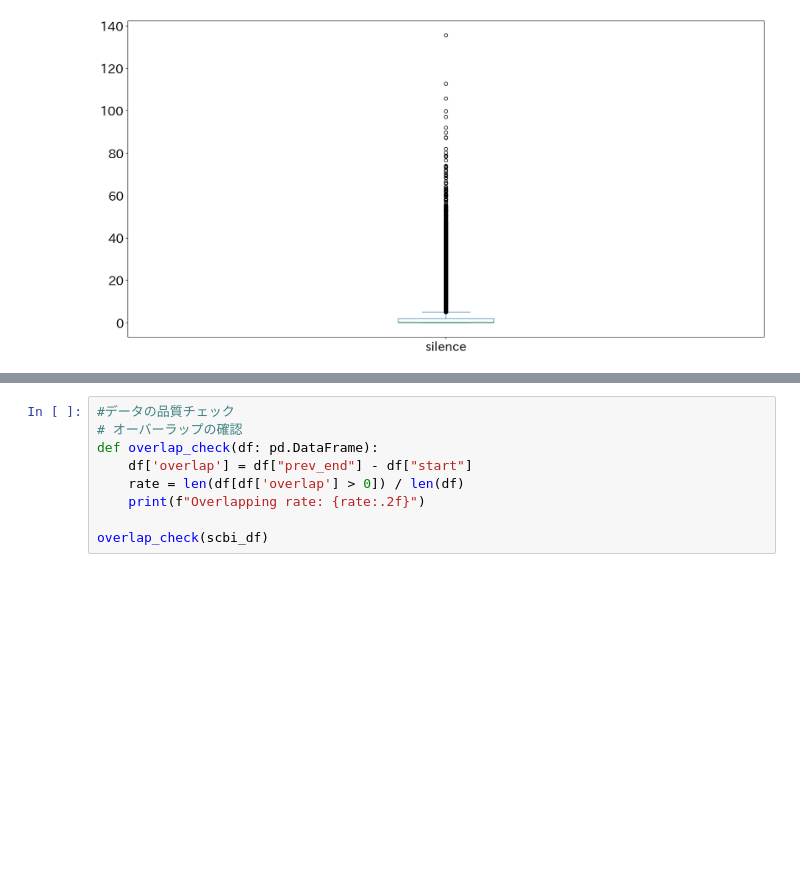
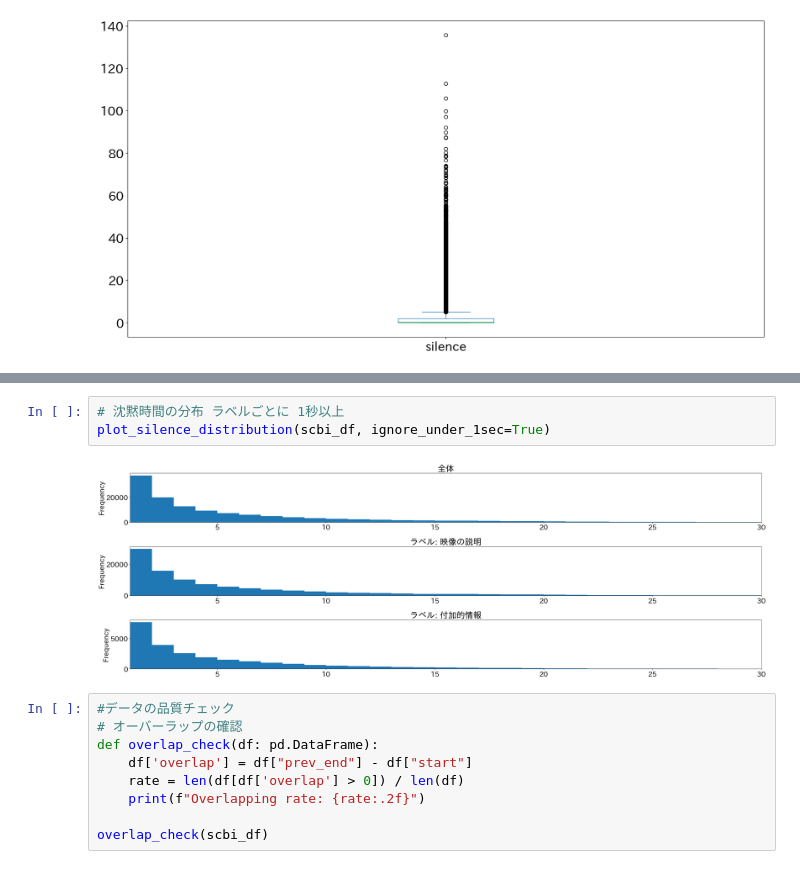
Before and after one commit to zaemon1251-hesty/soccer-bg-script, a Jupyter notebook: notebook/explore_scbi-v2.ipynb, the cells around one changed output, grey strips where cells are left out. Saved outputs shown, nothing was run; the diff lists cells and outputs as text; blank space fills up the shorter version.

```diff
--- a/notebook/explore_scbi-v2.ipynb
+++ b/notebook/explore_scbi-v2.ipynb
@@ -525,3 +555,8 @@ plot_silence_distribution(scbi_df)
+# %%
+# 沈黙時間の分布 ラベルごとに 1秒以上
+plot_silence_distribution(scbi_df, ignore_under_1sec=True)
+# %% [output]
+[figure, added]
 # %%
 #データの品質チェック
 # オーバーラップの確認
```
Also changed, not shown: parts of 5 cells of this notebook, 2 other files.
